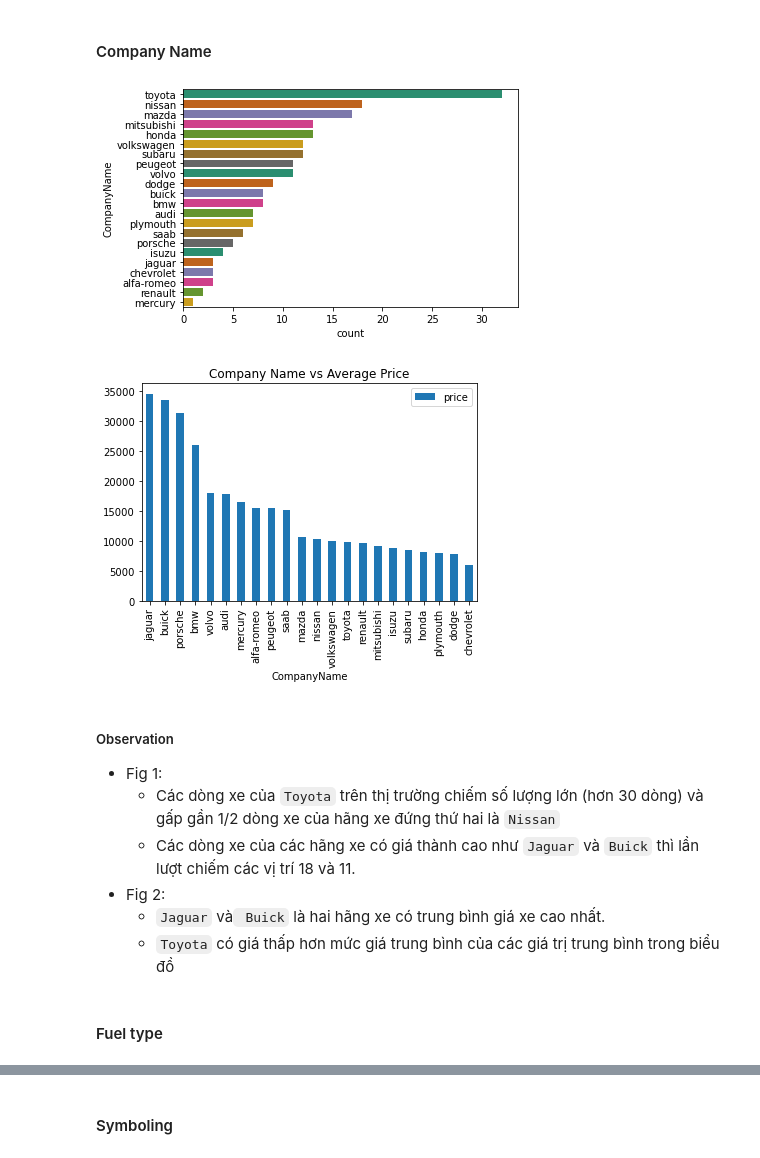
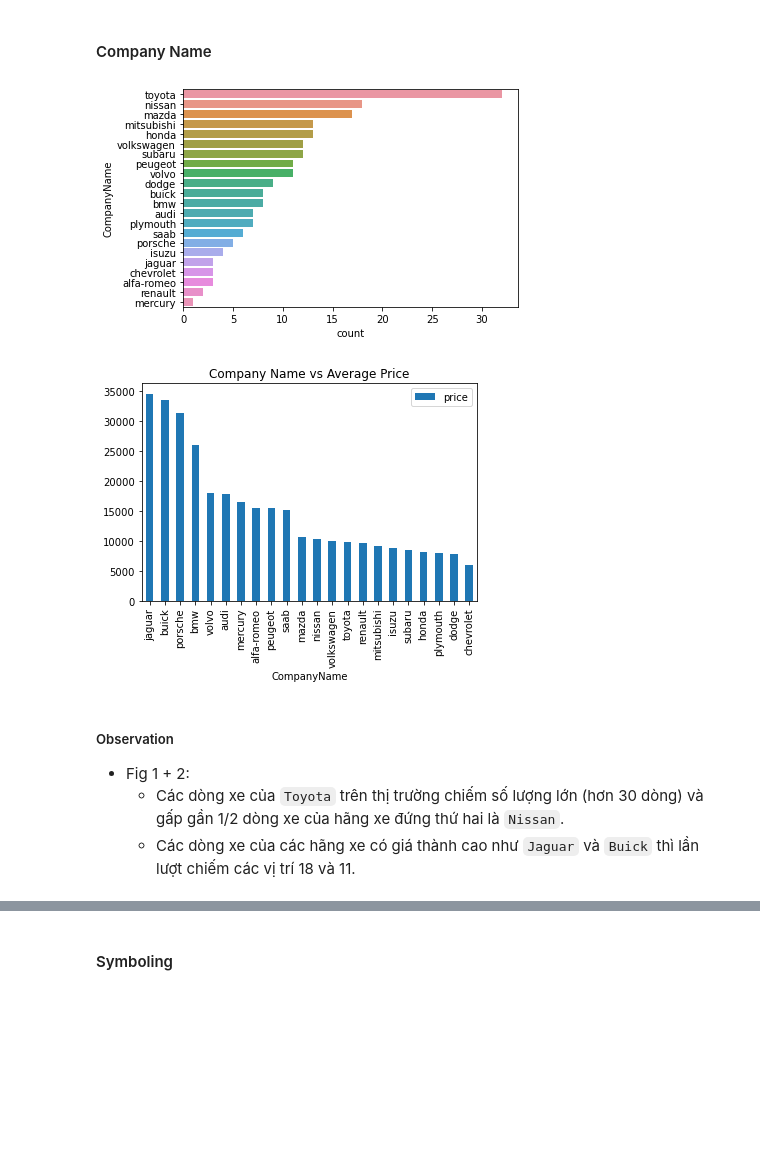
Before and after one commit to NgdHung31/Car-price, a Jupyter notebook: car-price-prediction-linear-regression-rfe.ipynb, the cells around one changed output, grey strips where cells are left out. Drawn from its saved outputs; the diff is of its cells as text; code cells hidden in the pictures; blank space fills up the shorter version.

```diff
--- a/car-price-prediction-linear-regression-rfe.ipynb
+++ b/car-price-prediction-linear-regression-rfe.ipynb
@@ -105,0 +207,3 @@ cars.describe(include=['category'])
+# %%
+cars.set_index(cars.car_ID, inplace=True)
+cars.head()
@@ -200,24 +332,18 @@ Name: price, dtype: float64
 #### Company Name
 # %%
 sns.countplot(data = cars, y = "CompanyName",
-              order = cars['CompanyName'].value_counts(ascending = False).index,
-              palette = "Dark2")
+              order = cars['CompanyName'].value_counts(ascending = False).index)
 
 
 df = pd.DataFrame(cars.groupby(['CompanyName'])['price'].mean().sort_values(ascending = False))
 df.plot.bar()
 plt.title('Company Name vs Average Price')
 plt.show()
 # %% [output]
-[figure, old version]
+[figure, new version]
 [figure]
 # %% [markdown]
 ##### Observation
-- Fig 1:
-    - Các dòng xe của `Toyota` trên thị trường chiếm số lượng lớn (hơn 30 dòng) và gấp gần 1/2 dòng xe của hãng xe đứng thứ hai là `Nissan`
+- Fig 1 + 2:
+    - Các dòng xe của `Toyota` trên thị trường chiếm số lượng lớn (hơn 30 dòng) và gấp gần 1/2 dòng xe của hãng xe đứng thứ hai là `Nissan`.
     - Các dòng xe của các hãng xe có giá thành cao như `Jaguar` và `Buick` thì lần lượt chiếm các vị trí 18 và 11.
-- Fig 2:
-    - `Jaguar` và` Buick` là hai hãng xe có trung bình giá xe cao nhất.
-    - `Toyota` có giá thấp hơn mức giá trung bình của các giá trị trung bình trong biểu đồ
-# %% [markdown]
-#### Fuel type
```
Also changed, not shown: parts of 186 cells of this notebook.
